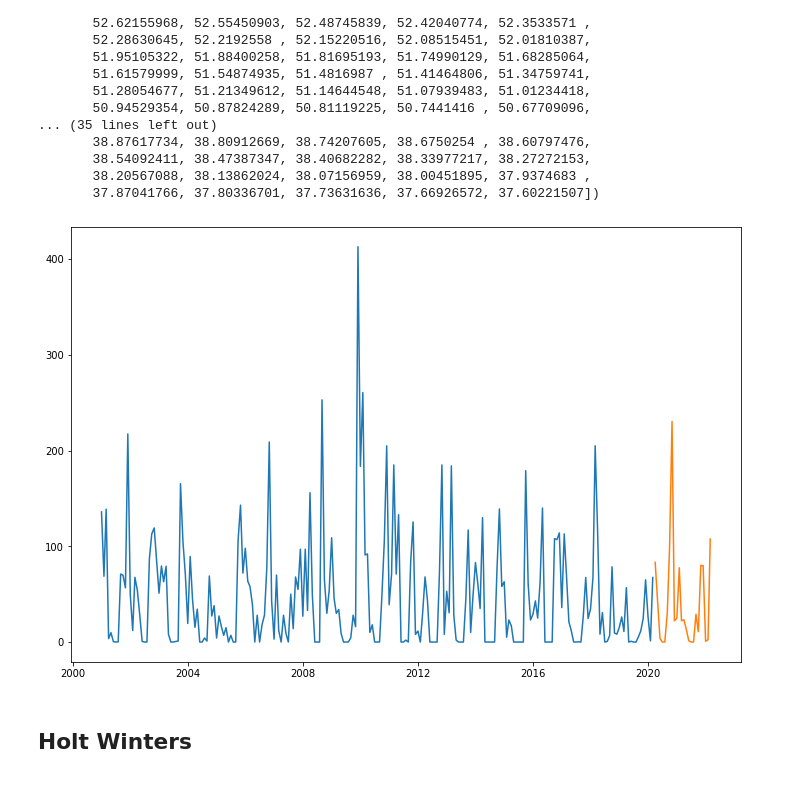
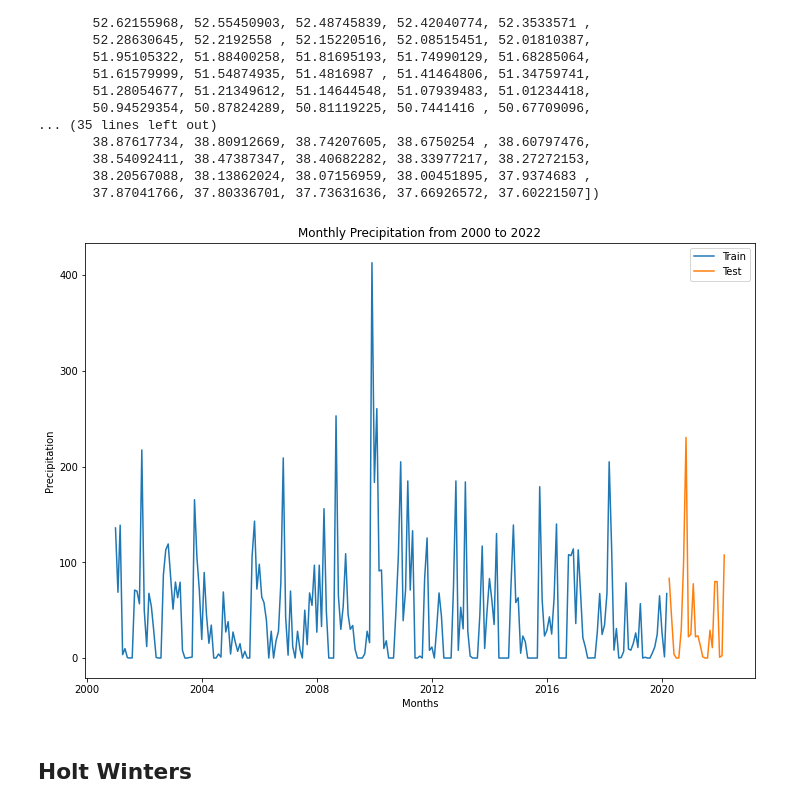
Before and after one commit to ManuelS0usa/TS-Precipitation-Forecast, a Jupyter notebook: ARMA_Models.ipynb, the cells around one changed output. Cells and saved outputs as stored; diff of their text form; code cells hidden in the pictures.

```diff
--- a/ARMA_Models.ipynb
+++ b/ARMA_Models.ipynb
@@ -174,11 +179,15 @@ array([54.63307904, 54.5660284 , 54.49897775, 54.43192711, 54.36487646,
 # %%
 plt.figure(figsize=(12, 8))
 plt.plot(train_data, label='Train')
 plt.plot(test_data, label='Test')
 # plt.plot(y_pred, label='Test')
+plt.title('Monthly Precipitation from 2000 to 2022')
+plt.xlabel('Months')
+plt.ylabel('Precipitation')
+plt.legend()
 plt.show()
 # %% [output]
-[figure, old version]
+[figure, new version]
 # %% [markdown]
 ## Holt Winters
 # %%
```
Also changed, not shown: parts of 28 cells of this notebook, 4 other files.
